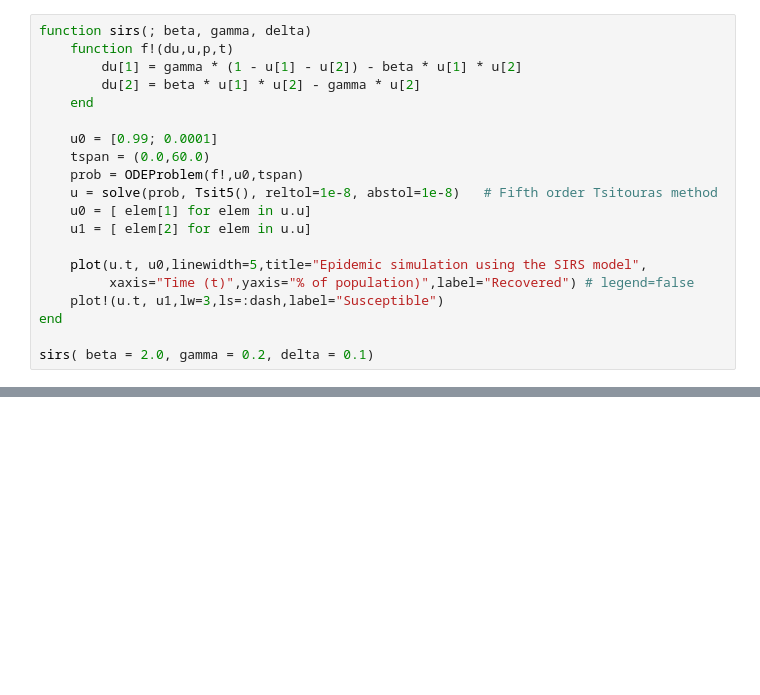
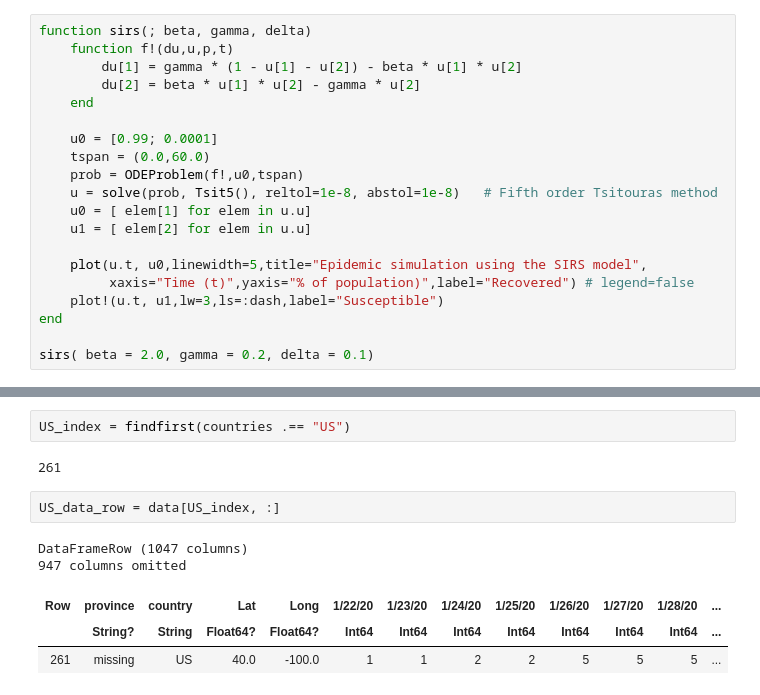
Before and after one commit to michaelajao/notebook, a Jupyter notebook: scripts/juliaExperiment.ipynb, the cells around one changed output, grey strips where cells are left out. Cells and saved outputs as stored; diff of their text form; blank space fills up the shorter version.

```diff
--- a/scripts/juliaExperiment.ipynb
+++ b/scripts/juliaExperiment.ipynb
@@ -496,0 +663,12 @@ origin
+# %%
+US_index = findfirst(countries .== "US")
+# %% [output]
+261
+# %%
+US_data_row = data[US_index, :]
+# %% [output]
+DataFrameRow (1047 columns)
+947 columns omitted
+| Row | province | country | Lat | Long | 1/22/20 | 1/23/20 | 1/24/20 | 1/25/20 | 1/26/20 | 1/27/20 | 1/28/20 | ... |
+|  | String? | String | Float64? | Float64? | Int64 | Int64 | Int64 | Int64 | Int64 | Int64 | Int64 | ... |
+| 261 | missing | US | 40.0 | -100.0 | 1 | 1 | 2 | 2 | 5 | 5 | 5 | ... |
```
Also changed, not shown: parts of 50 cells of this notebook, 3 other files.
